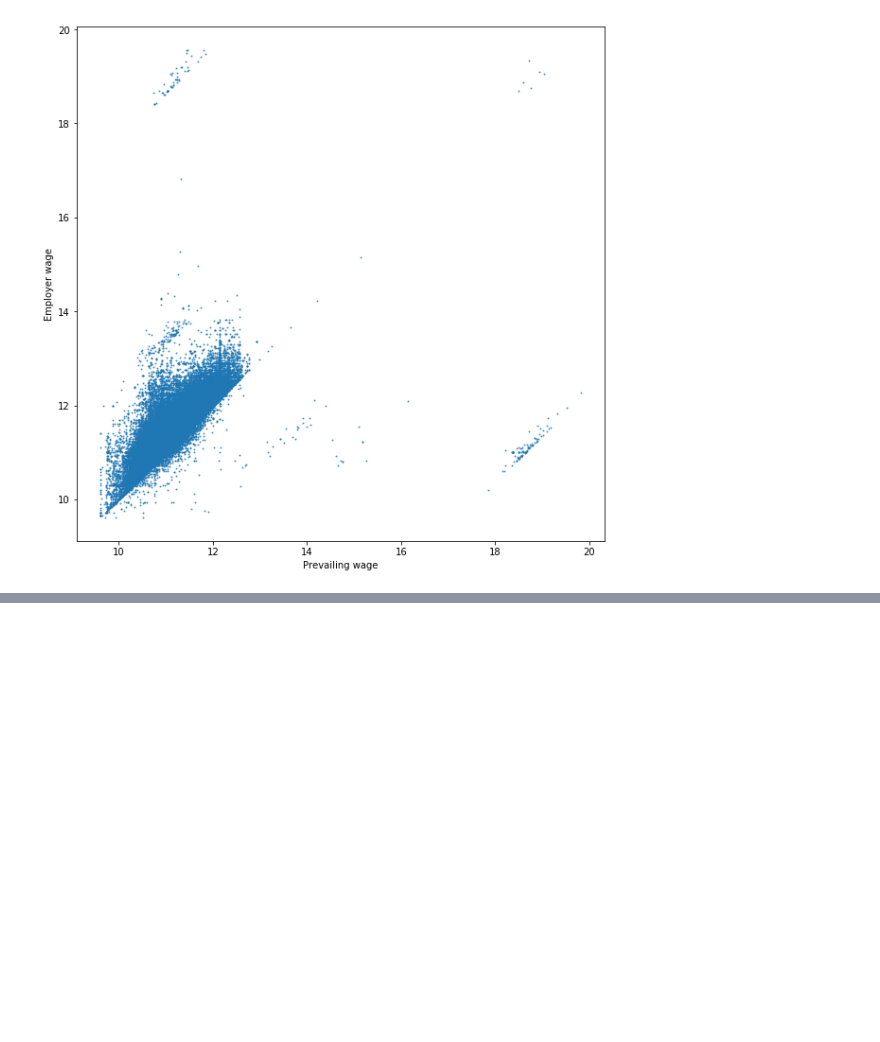
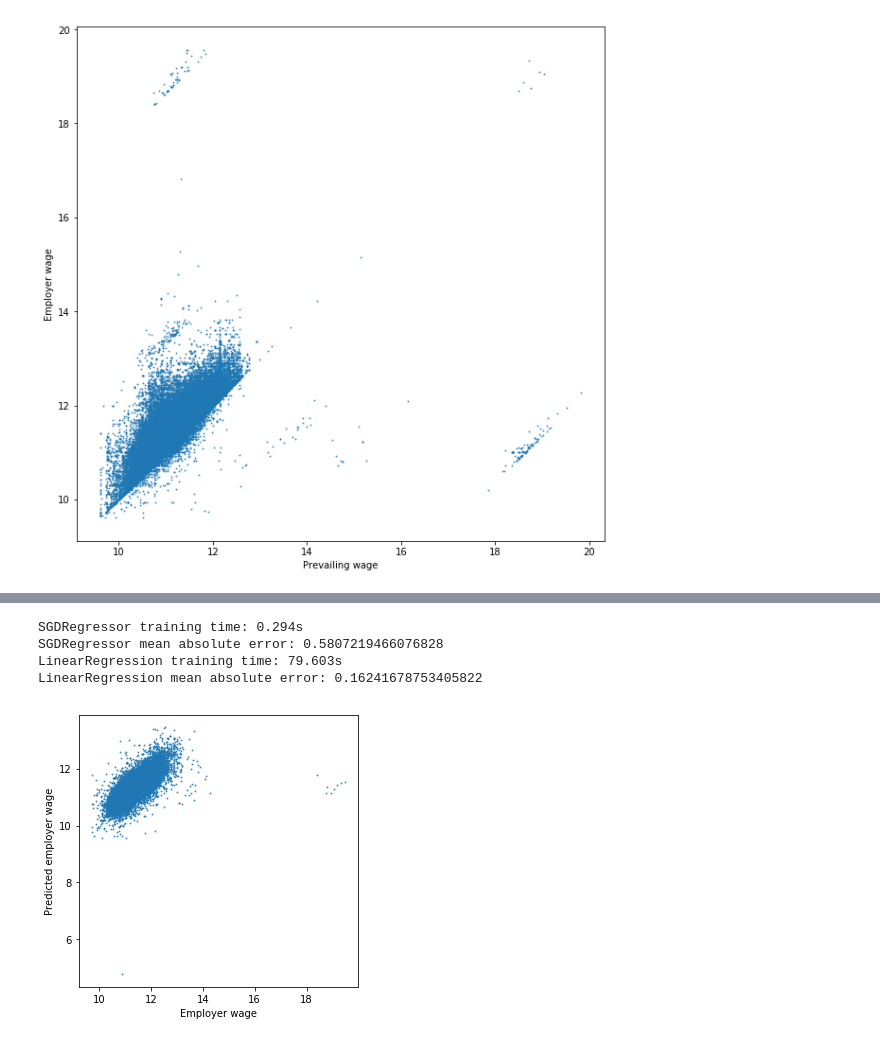
Before and after one commit to pdagger/Springboard_Data_Science, a Jupyter notebook: Capstone_Project_1/Salary_prediction.ipynb, the cells around one changed output, grey strips where cells are left out. Drawn from its saved outputs; the diff is of its cells as text; code cells hidden in the pictures; blank space fills up the shorter version.

```diff
--- a/Capstone_Project_1/Salary_prediction.ipynb
+++ b/Capstone_Project_1/Salary_prediction.ipynb
@@ -203,0 +132,36 @@ for regressor in [regressor_1, regressor_2]:
+# %%
+# Get employer wage
+y_pr_em = np.log(y_emp.iloc[random_index[:int(len(data)/2)]].reset_index(drop=True))
+# Creating testing and training sets
+X_train_pr_em, X_test_pr_em, y_train_pr_em, y_test_pr_em = train_test_split(X_pr.merged, y_pr_em, \
+                                                                            test_size=0.25, random_state=seed)
+# Change Xs to vectorized form
+X_train_pr_em_vec = vectorizer.transform(X_train_pr_em).tocsc()
+X_test_pr_em_vec = vectorizer.transform(X_test_pr_em).tocsc()
+# %%
+regressor1_ = SGDRegressor(penalty='l2', random_state=seed)
+regressor2_ = LinearRegression()
+
+for regressor in [regressor1, regressor2]:
+    # Train model
+    start = time()
+    regressor.fit(X_train_pr_em_vec, y_train_pr_em)
+    end = time()
+    regressor_name = regressor.__class__.__name__
+    print("%s training time: %.3fs" %(regressor_name, end-start))
+    y_pred_pr_em = regressor.predict(X_test_pr_em_vec)
+    mean_error = mean_absolute_error(y_pred_pr_em, y_test_pr_em)
+    print("{} mean absolute error: {}".format(regressor_name, mean_error))
+# %% [output]
+SGDRegressor training time: 0.294s
+SGDRegressor mean absolute error: 0.5807219466076828
+LinearRegression training time: 79.603s
+LinearRegression mean absolute error: 0.16241678753405822
+# %%
+plt.figure(figsize=(5,5))
+plt.scatter(y_test_pr_em, y_pred_pr_em, alpha=0.7, s=1)
+plt.xlabel('Employer wage')
+plt.ylabel('Predicted employer wage')
+plt.show()
+# %% [output]
+[figure, added]
```
Also changed, not shown: parts of 37 cells of this notebook.
